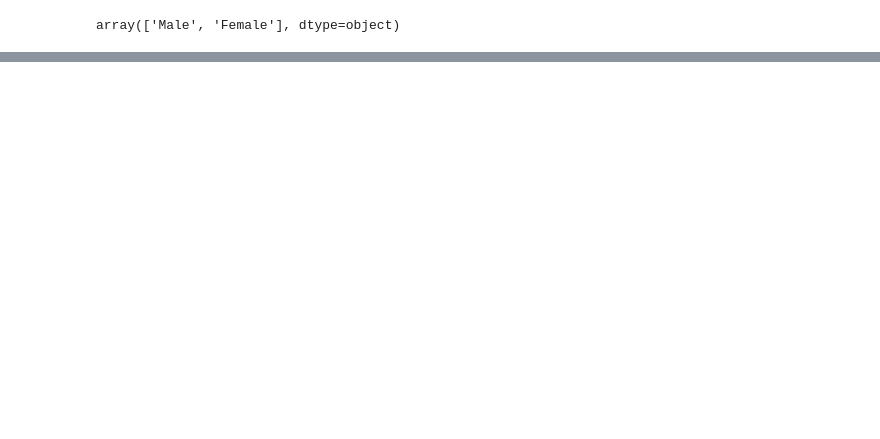
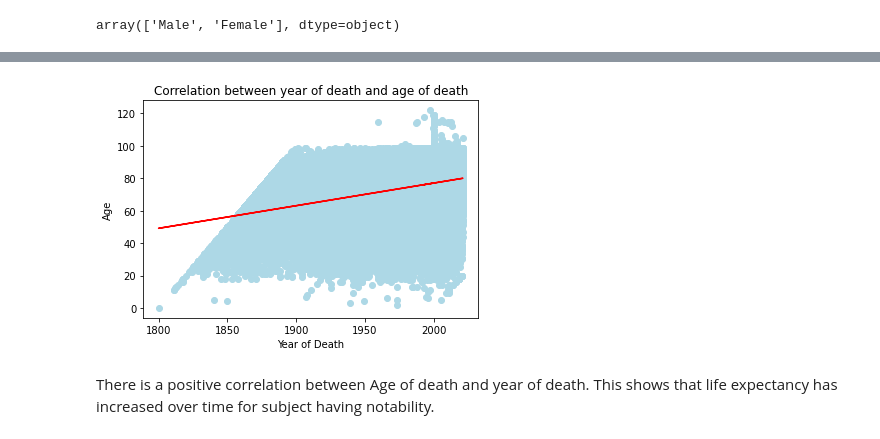
Before and after one commit to DAB103-2021/HAproject-TheSpartianMartian, a Jupyter notebook: Project-deathAgePredection.ipynb, the cells around one changed output, grey strips where cells are left out. Saved outputs shown, nothing was run; the diff lists cells and outputs as text; code cells hidden in the pictures; blank space fills up the shorter version.

```diff
--- a/Project-deathAgePredection.ipynb
+++ b/Project-deathAgePredection.ipynb
@@ -130,3 +172,21 @@ df_Years.boxplot(showfliers=False,grid=True,figsize=(5, 5))
 df = df[df['Birth year'] >= 1800]
 # %%
 df.to_csv('AgeDataset-cleaned.csv', index = False)
+# %%
+from sklearn.linear_model import LinearRegression
+X = df.iloc[:, 6].values.reshape(-1, 1)
+Y = df.iloc[:, 8].values.reshape(-1, 1)
+linear_regressor = LinearRegression()
+linear_regressor.fit(X, Y)
+Y_pred = linear_regressor.predict(X)
+
+plt.scatter(X, Y,c='LightBlue')
+plt.plot(X, Y_pred, color='red')
+plt.title("Correlation between year of death and age of death")
+plt.ylabel("Age")
+plt.xlabel("Year of Death")
+plt.show()
+# %% [output]
+[figure, added]
+# %% [markdown]
+There is a positive correlation between Age of death and year of death. This shows that life expectancy has increased over time for subject having notability.
```
Also changed, not shown: parts of 48 cells of this notebook, 4 other files.
